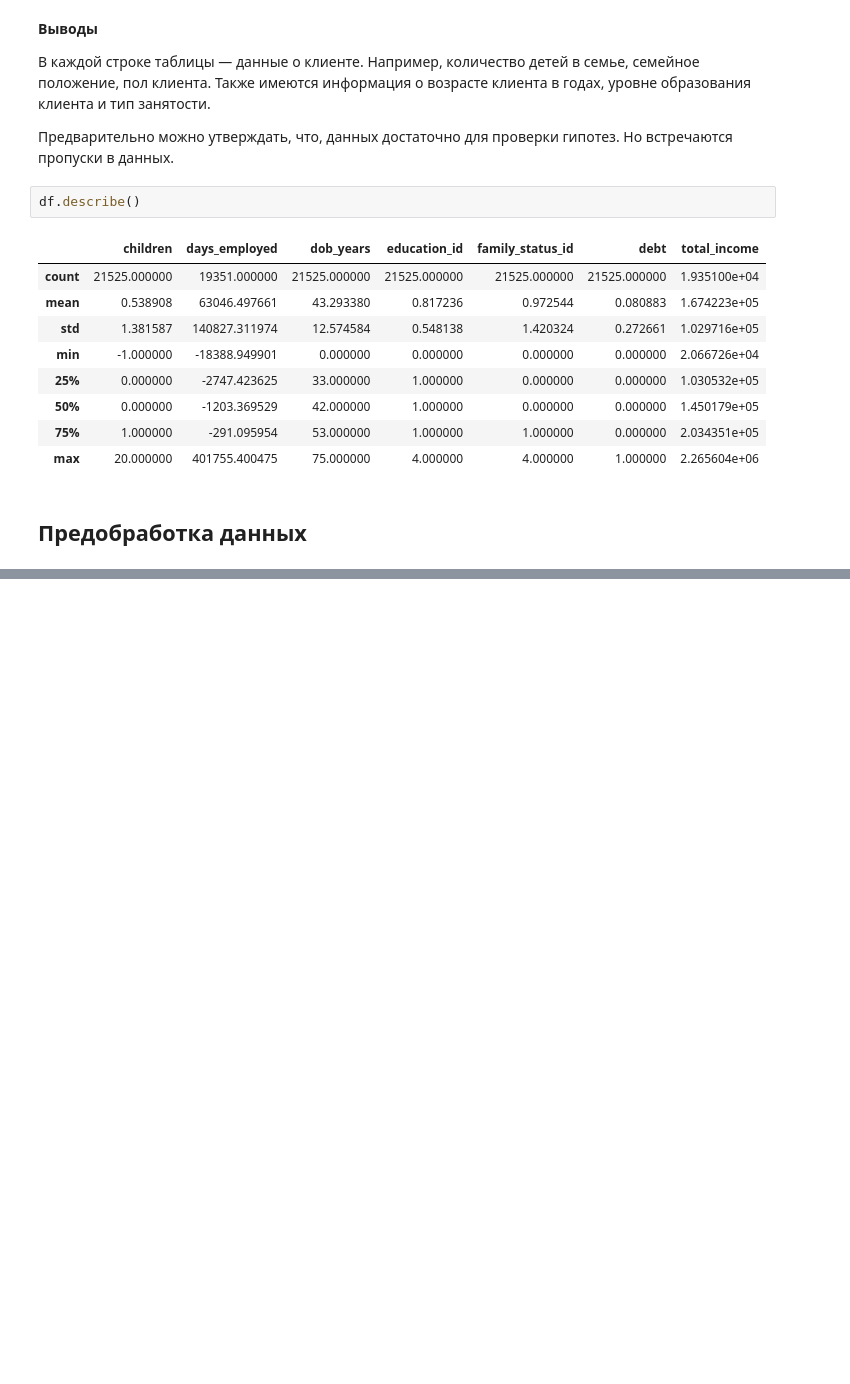
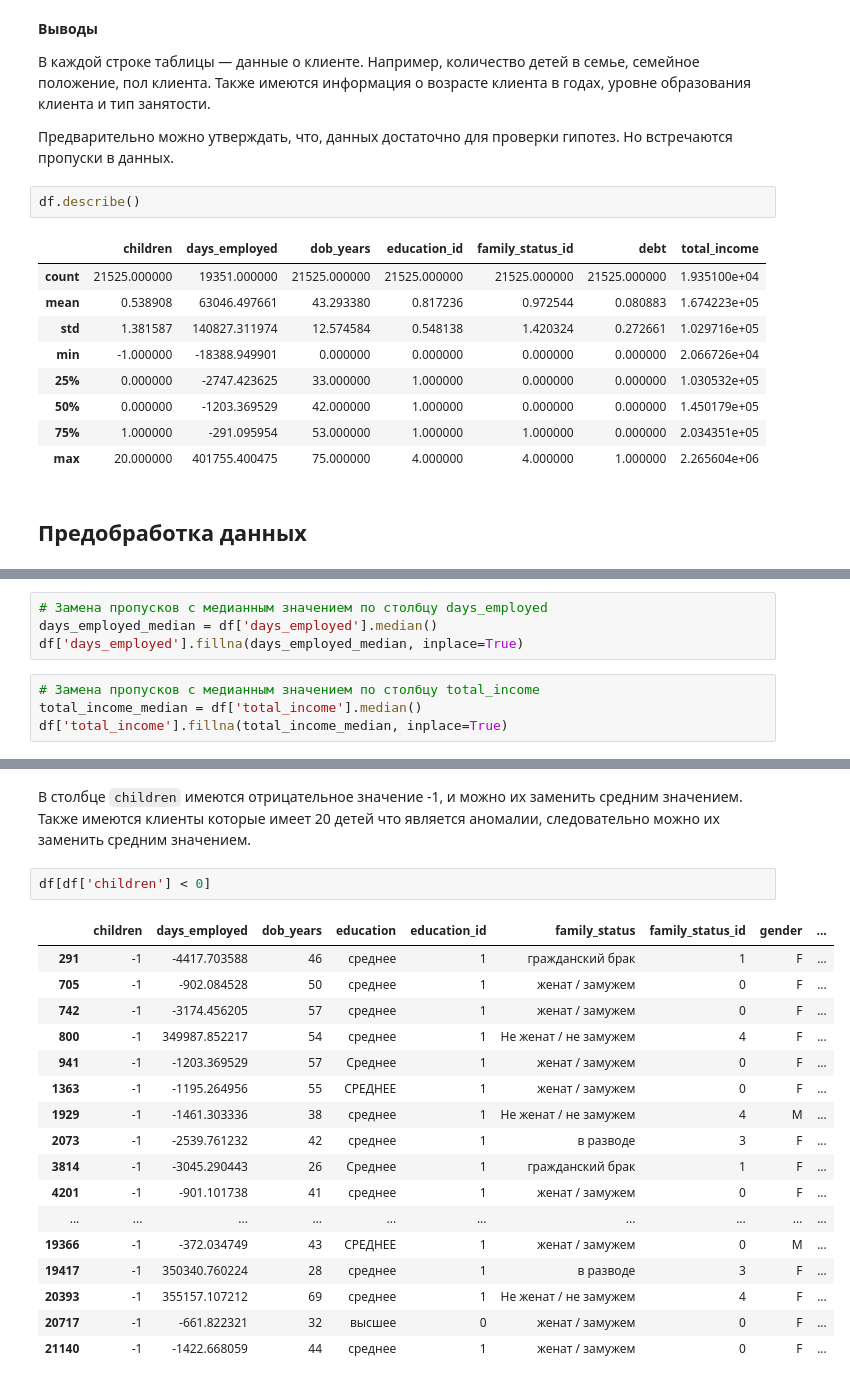
Before and after one commit to yerkebulanali/Yandex-Data-Science-Projects, a Jupyter notebook: Yandex Practicum Project 2.ipynb, the cells around one changed output, grey strips where cells are left out. Drawn from its saved outputs; the diff is of its cells as text; blank space fills up the shorter version.

```diff
--- a/Yandex Practicum Project 2.ipynb
+++ b/Yandex Practicum Project 2.ipynb
@@ -104,0 +125,8 @@ df.describe()
+# %%
+# Замена пропусков с медианным значением по столбцу days_employed
+days_employed_median = df['days_employed'].median()
+df['days_employed'].fillna(days_employed_median, inplace=True)
+# %%
+# Замена пропусков с медианным значением по столбцу total_income
+total_income_median = df['total_income'].median()
+df['total_income'].fillna(total_income_median, inplace=True)
@@ -104,0 +156,22 @@ df.describe()
+# %% [markdown]
+В столбце `children` имеются отрицательное значение -1, и можно их заменить средним значением. Также имеются клиенты которые имеет 20 детей что является аномалии, следовательно можно их заменить средним значением.
+# %%
+df[df['children'] < 0]
+# %% [output]
+|  | children | days_employed | dob_years | education | education_id | family_status | family_status_id | gender | ... |
+| 291 | -1 | -4417.703588 | 46 | среднее | 1 | гражданский брак | 1 | F | ... |
+| 705 | -1 | -902.084528 | 50 | среднее | 1 | женат / замужем | 0 | F | ... |
+| 742 | -1 | -3174.456205 | 57 | среднее | 1 | женат / замужем | 0 | F | ... |
+| 800 | -1 | 349987.852217 | 54 | среднее | 1 | Не женат / не замужем | 4 | F | ... |
+| 941 | -1 | -1203.369529 | 57 | Среднее | 1 | женат / замужем | 0 | F | ... |
+| 1363 | -1 | -1195.264956 | 55 | СРЕДНЕЕ | 1 | женат / замужем | 0 | F | ... |
+| 1929 | -1 | -1461.303336 | 38 | среднее | 1 | Не женат / не замужем | 4 | M | ... |
+| 2073 | -1 | -2539.761232 | 42 | среднее | 1 | в разводе | 3 | F | ... |
+| 3814 | -1 | -3045.290443 | 26 | Среднее | 1 | гражданский брак | 1 | F | ... |
+| 4201 | -1 | -901.101738 | 41 | среднее | 1 | женат / замужем | 0 | F | ... |
+| ... | ... | ... | ... | ... | ... | ... | ... | ... | ... |
+| 19366 | -1 | -372.034749 | 43 | СРЕДНЕЕ | 1 | женат / замужем | 0 | M | ... |
+| 19417 | -1 | 350340.760224 | 28 | среднее | 1 | в разводе | 3 | F | ... |
+| 20393 | -1 | 355157.107212 | 69 | среднее | 1 | Не женат / не замужем | 4 | F | ... |
+| 20717 | -1 | -661.822321 | 32 | высшее | 0 | женат / замужем | 0 | F | ... |
+| 21140 | -1 | -1422.668059 | 44 | среднее | 1 | женат / замужем | 0 | F | ... |
```
Also changed, not shown: parts of 56 cells of this notebook.
